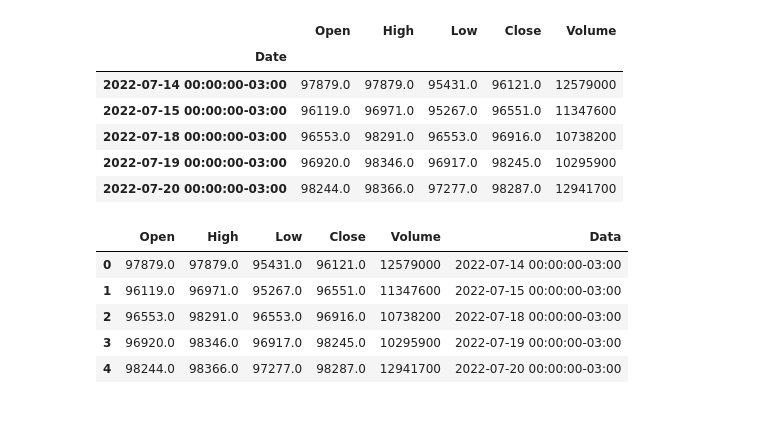
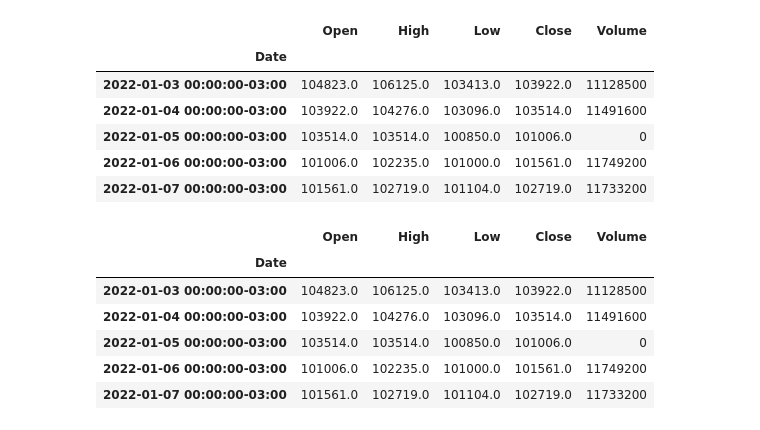
Before and after one commit to paulopetrillo/FIAP_TECH_CHALENGE_01, a Jupyter notebook: TECH_CHALENGE_01.ipynb, the cells around one changed output. Drawn from its saved outputs; the diff is of its cells as text; code cells hidden in the pictures.

```diff
--- a/TECH_CHALENGE_01.ipynb
+++ b/TECH_CHALENGE_01.ipynb
@@ -34,12 +46,13 @@ dat = yf.Ticker("^BVSP")
 # %%
 # paranmetros completos para dowload dos dados da BVSP.
 # Conforme: https://ranaroussi.github.io/yfinance/
-dat = yf.Ticker("^BVSP")
-dat.info
-dat.calendar
-dat.analyst_price_targets
-dat.quarterly_income_stmt
-dat.history(period='3y')
+dados = yf.Ticker("^BVSP")
+dados.info
+dados.calendar
+dados.analyst_price_targets
+dados.quarterly_income_stmt
+# dados.history(start='2022-01-01', end='2025-07-19')
+# dat.history(period='3y')
 # dat.option_chain(dat.options[4]).calls
 # %% [output]
 ERROR:yfinance:HTTP Error 404:
@@ -75,7 +75,7 @@ ERROR:yfinance:HTTP Error 404:
 # Download end date string (YYYY-MM-DD) or _datetime, exclusive. Default is now E.g. for end=”2023-01-01”, the last data point will be on “2022-12-31”
 # %%
 # Atribuinda os dados a variável dados.
-dados = dat.history(period='3y')
+dados = dados.history(start='2022-01-01', end='2025-07-19')
 
 # transforma dados em um Dataframe.
 dados = pd.DataFrame(dados)
@@ -135,28 +138,22 @@ dados.head()
 # %% [output]
 |  | Open | High | Low | Close | Volume |
 | Date |  |  |  |  |  |
-| 2022-07-14 00:00:00-03:00 | 97879.0 | 97879.0 | 95431.0 | 96121.0 | 12579000 |
-| 2022-07-15 00:00:00-03:00 | 96119.0 | 96971.0 | 95267.0 | 96551.0 | 11347600 |
-| 2022-07-18 00:00:00-03:00 | 96553.0 | 98291.0 | 96553.0 | 96916.0 | 10738200 |
-| 2022-07-19 00:00:00-03:00 | 96920.0 | 98346.0 | 96917.0 | 98245.0 | 10295900 |
-| 2022-07-20 00:00:00-03:00 | 98244.0 | 98366.0 | 97277.0 | 98287.0 | 12941700 |
+| 2022-01-03 00:00:00-03:00 | 104823.0 | 106125.0 | 103413.0 | 103922.0 | 11128500 |
+| 2022-01-04 00:00:00-03:00 | 103922.0 | 104276.0 | 103096.0 | 103514.0 | 11491600 |
+| 2022-01-05 00:00:00-03:00 | 103514.0 | 103514.0 | 100850.0 | 101006.0 | 0 |
+| 2022-01-06 00:00:00-03:00 | 101006.0 | 102235.0 | 101000.0 | 101561.0 | 11749200 |
+| 2022-01-07 00:00:00-03:00 | 101561.0 | 102719.0 | 101104.0 | 102719.0 | 11733200 |
 # %%
 # Obsevação 2:
 # A coluna "Date" está como índice da tabela.
-# Vamos transformá-la em uma coluna com dados do tipo data.
-
-# Cria coluna com as datas.
-dados['Data'] = dados.index
-
-# Reseta o indice e define-os como números inteiros sequenciais.
-dados = dados.reset_index(drop=True)
 
 # Mostra os dados
 dados.head()
 # %% [output]
-|  | Open | High | Low | Close | Volume | Data |
-| 0 | 97879.0 | 97879.0 | 95431.0 | 96121.0 | 12579000 | 2022-07-14 00:00:00-03:00 |
-| 1 | 96119.0 | 96971.0 | 95267.0 | 96551.0 | 11347600 | 2022-07-15 00:00:00-03:00 |
-| 2 | 96553.0 | 98291.0 | 96553.0 | 96916.0 | 10738200 | 2022-07-18 00:00:00-03:00 |
-| 3 | 96920.0 | 98346.0 | 96917.0 | 98245.0 | 10295900 | 2022-07-19 00:00:00-03:00 |
-| 4 | 98244.0 | 98366.0 | 97277.0 | 98287.0 | 12941700 | 2022-07-20 00:00:00-03:00 |
+|  | Open | High | Low | Close | Volume |
+| Date |  |  |  |  |  |
+| 2022-01-03 00:00:00-03:00 | 104823.0 | 106125.0 | 103413.0 | 103922.0 | 11128500 |
+| 2022-01-04 00:00:00-03:00 | 103922.0 | 104276.0 | 103096.0 | 103514.0 | 11491600 |
+| 2022-01-05 00:00:00-03:00 | 103514.0 | 103514.0 | 100850.0 | 101006.0 | 0 |
+| 2022-01-06 00:00:00-03:00 | 101006.0 | 102235.0 | 101000.0 | 101561.0 | 11749200 |
+| 2022-01-07 00:00:00-03:00 | 101561.0 | 102719.0 | 101104.0 | 102719.0 | 11733200 |
```
Also changed, not shown: parts of 31 cells of this notebook.
